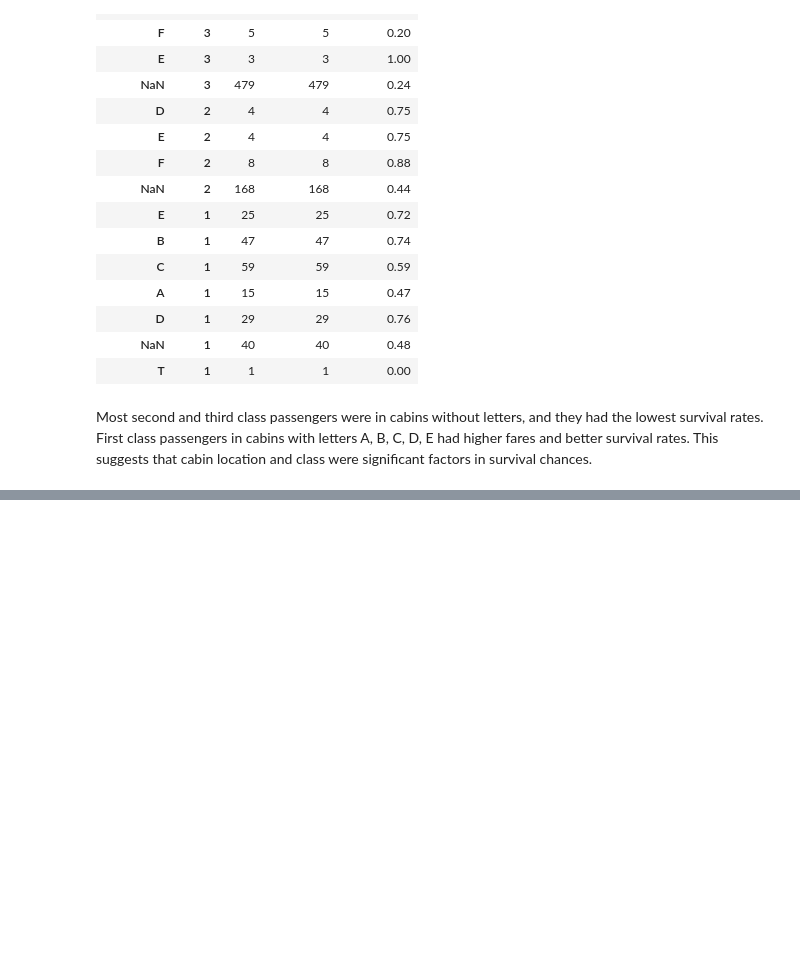
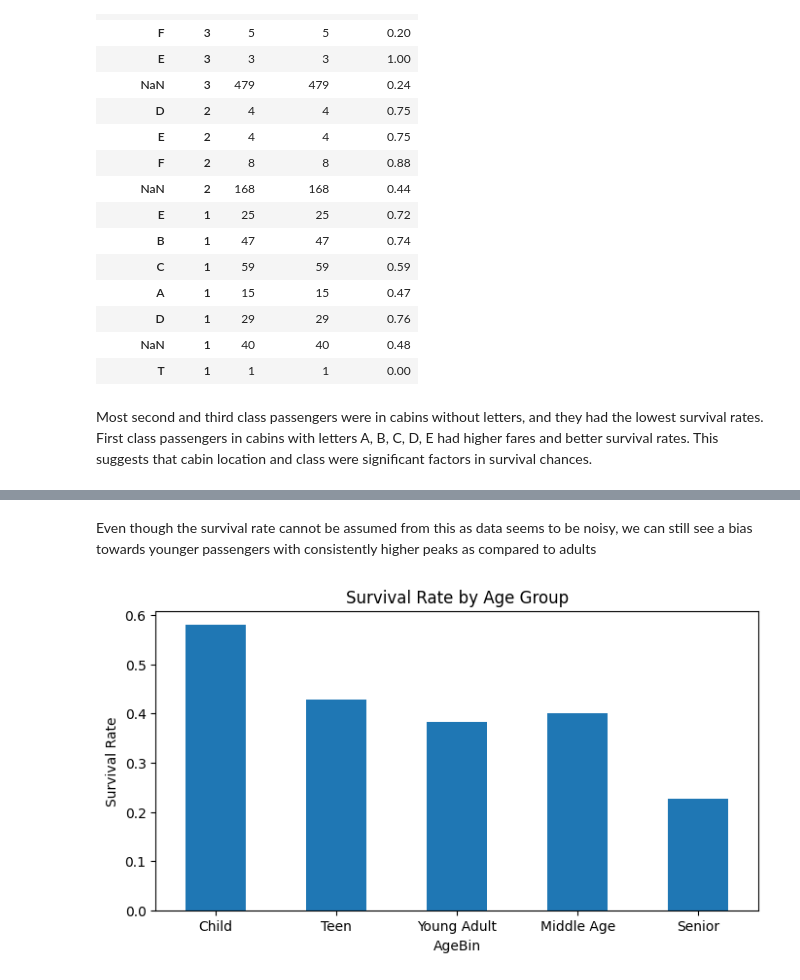
Before and after one commit to shashwatsrv/Titanic, a Jupyter notebook: Titanic.ipynb, the cells around one changed output, grey strips where cells are left out. Cells and saved outputs as stored; diff of their text form; code cells hidden in the pictures; blank space fills up the shorter version.

```diff
--- a/Titanic.ipynb
+++ b/Titanic.ipynb
@@ -359,0 +391,13 @@ Most second and third class passengers were in cabins without letters, and they
+# %% [markdown]
+Even though the survival rate cannot be assumed from this as data seems to be noisy, we can still see a bias towards younger passengers with consistently higher peaks as compared to adults
+# %%
+df['AgeBin'] = pd.cut(df['Age'], bins=[0,12,18,35,60,80],
+                       labels=['Child','Teen','Young Adult','Middle Age','Senior'])
+
+df.groupby('AgeBin')['Survived'].mean().plot(kind='bar', figsize=(8,4))
+plt.title('Survival Rate by Age Group')
+plt.ylabel('Survival Rate')
+plt.xticks(rotation=0)
+plt.show()
+# %% [output]
+[figure, added]
```
Also changed, not shown: parts of 30 cells of this notebook.
